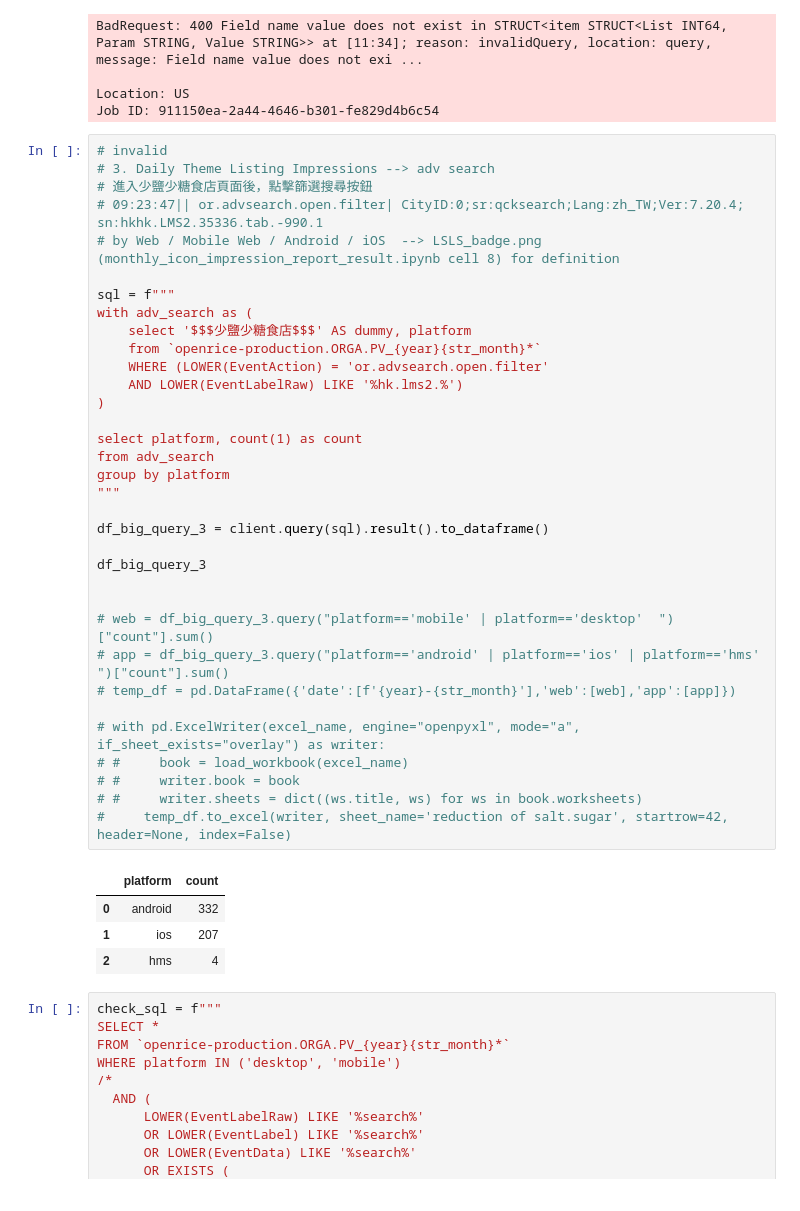
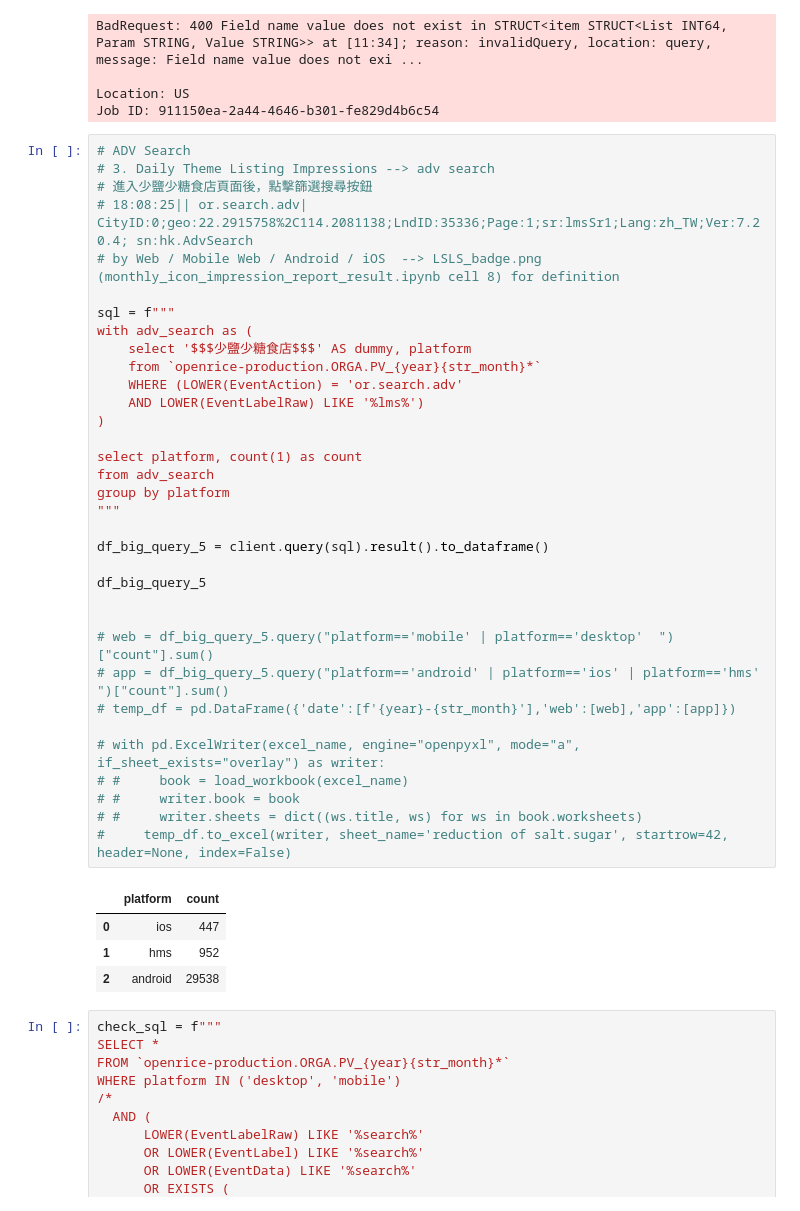
Before and after one commit to lenaopr/2026_09, a Jupyter notebook: 2026_09_21/LSLS/LSLS.ipynb, the cells around one changed output. Drawn from its saved outputs; the diff is of its cells as text.

```diff
--- a/2026_09_21/LSLS/LSLS.ipynb
+++ b/2026_09_21/LSLS/LSLS.ipynb
@@ -194,44 +194,44 @@ BadRequest: 400 Field name value does not exist in STRUCT<item STRUCT<List INT64
 Location: US
 Job ID: 911150ea-2a44-4646-b301-fe829d4b6c54
 # %%
-# invalid
+# ADV Search
 # 3. Daily Theme Listing Impressions --> adv search
 # 進入少鹽少糖食店頁面後，點擊篩選搜尋按鈕
-# 09:23:47|| or.advsearch.open.filter| CityID:0;sr:qcksearch;Lang:zh_TW;Ver:7.20.4; sn:hkhk.LMS2.35336.tab.-990.1
+# 18:08:25|| or.search.adv| CityID:0;geo:22.2915758%2C114.2081138;LndID:35336;Page:1;sr:lmsSr1;Lang:zh_TW;Ver:7.20.4; sn:hk.AdvSearch
 # by Web / Mobile Web / Android / iOS  --> LSLS_badge.png (monthly_icon_impression_report_result.ipynb cell 8) for definition
 
 sql = f"""
 with adv_search as (
     select '$$$少鹽少糖食店$$$' AS dummy, platform
     from `openrice-production.ORGA.PV_{year}{str_month}*`
-    WHERE (LOWER(EventAction) = 'or.advsearch.open.filter'
-    AND LOWER(EventLabelRaw) LIKE '%hk.lms2.%')
+    WHERE (LOWER(EventAction) = 'or.search.adv'
+    AND LOWER(EventLabelRaw) LIKE '%lms%')
 )
 
 select platform, count(1) as count
 from adv_search
 group by platform
 """
 
-df_big_query_3 = client.query(sql).result().to_dataframe()
+df_big_query_5 = client.query(sql).result().to_dataframe()
 
-df_big_query_3
+df_big_query_5
 
 
-# web = df_big_query_3.query("platform=='mobile' | platform=='desktop'  ")["count"].sum()
-# app = df_big_query_3.query("platform=='android' | platform=='ios' | platform=='hms' ")["count"].sum()
+# web = df_big_query_5.query("platform=='mobile' | platform=='desktop'  ")["count"].sum()
+# app = df_big_query_5.query("platform=='android' | platform=='ios' | platform=='hms' ")["count"].sum()
 # temp_df = pd.DataFrame({'date':[f'{year}-{str_month}'],'web':[web],'app':[app]})
 
 # with pd.ExcelWriter(excel_name, engine="openpyxl", mode="a", if_sheet_exists="overlay") as writer:
 # #     book = load_workbook(excel_name)
 # #     writer.book = book
 # #     writer.sheets = dict((ws.title, ws) for ws in book.worksheets)
 #     temp_df.to_excel(writer, sheet_name='reduction of salt.sugar', startrow=42, header=None, index=False)
 # %% [output]
 |  | platform | count |
-| 0 | android | 332 |
-| 1 | ios | 207 |
-| 2 | hms | 4 |
+| 0 | ios | 447 |
+| 1 | hms | 952 |
+| 2 | android | 29538 |
 # %%
 check_sql = f"""
 SELECT *
```
Also changed, not shown: parts of 2 cells of this notebook, 4 other files.
